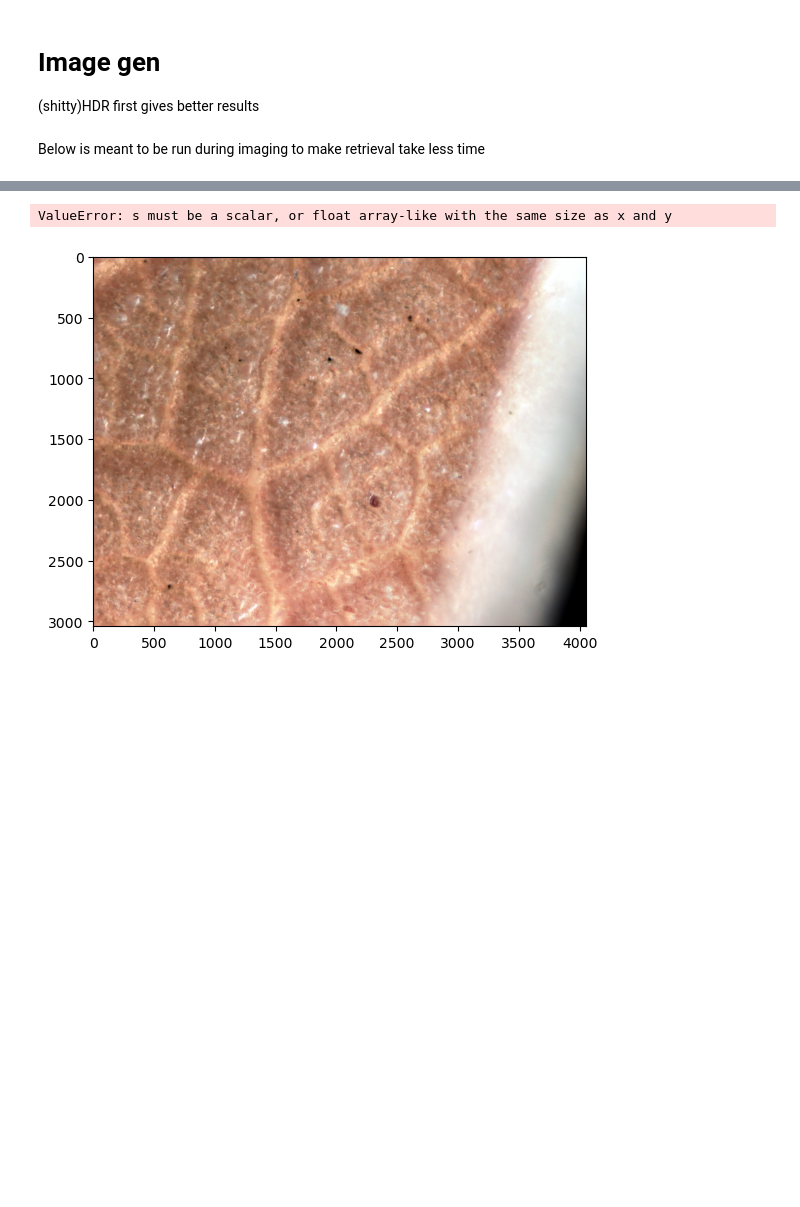
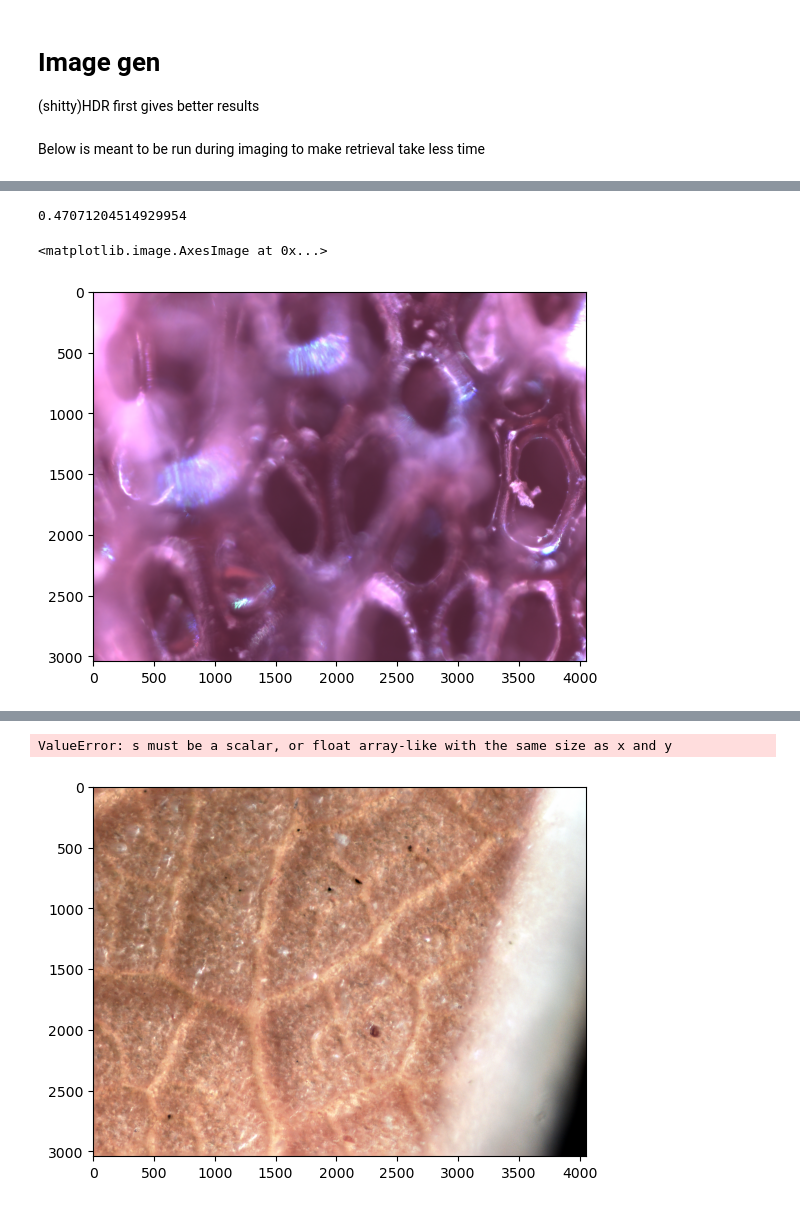
Before and after one commit to Naderschah/64MP_DSLR_controller, a Jupyter notebook: calibrate.ipynb, the cells around one changed output, grey strips where cells are left out. Drawn from its saved outputs; the diff is of its cells as text; code cells hidden in the pictures; blank space fills up the shorter version.

```diff
--- a/calibrate.ipynb
+++ b/calibrate.ipynb
@@ -165,3 +146,12 @@ CalledProcessError: Command 'enfuse -o 200_0_0_hdr.tiff 200_0_0*.tiff' returned
+# %%
+img = Image.open('/media/raspberry/felix/Images/05192023-12:10:59.png')
+print(np.mean(img)/255)
+#plt.imshow(cv.convertScaleAbs(np.array(img), alpha=(255.0/65535.0)).astype(np.uint8))#
+plt.imshow(img)
+# %% [output]
+0.47071204514929954
+<matplotlib.image.AxesImage at 0x...>
+[figure, added]
 # %%
 # Focus stack
 os.chdir(os.path.join(img_dir,'preprocessed'))
```
Also changed, not shown: parts of 8 cells of this notebook, 1 other file.
